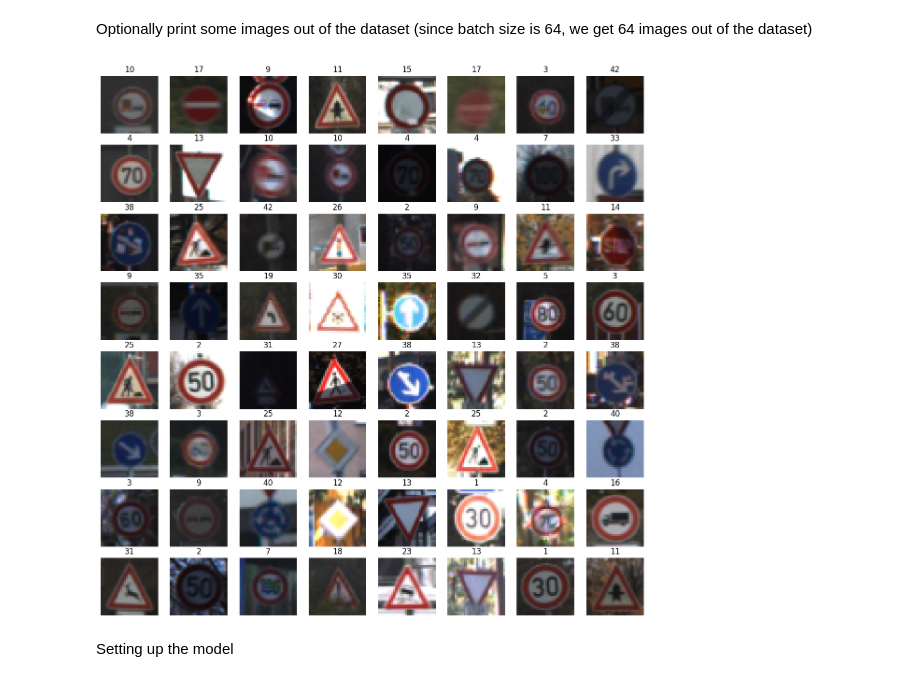
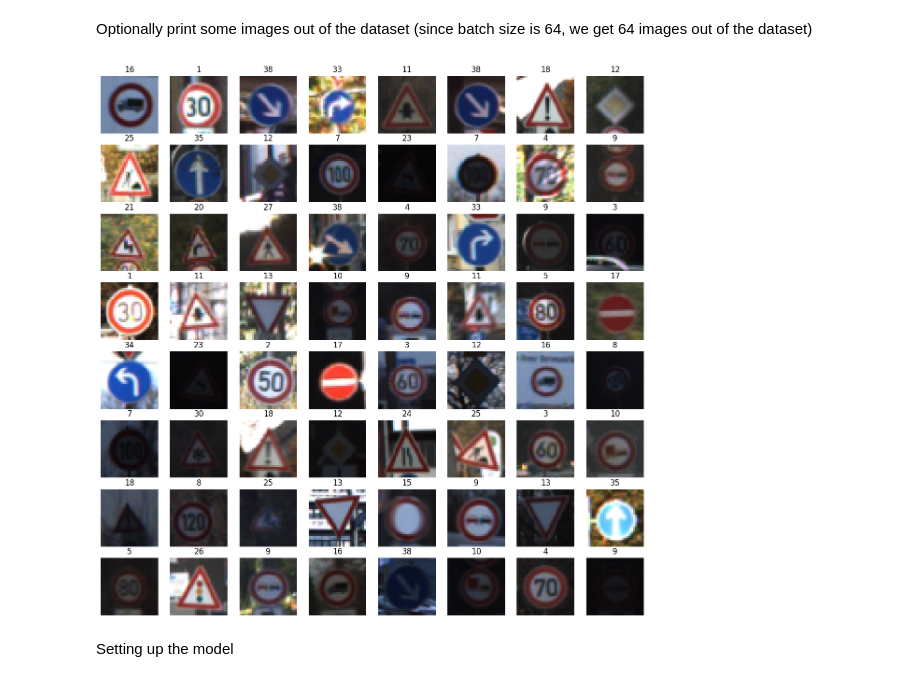
Before and after one commit to Kornimate/deep-learning-ts, a Jupyter notebook: baseline-model/baseline-model.ipynb, the cells around one changed output. Cells and saved outputs as stored; diff of their text form; code cells hidden in the pictures.

```diff
--- a/baseline-model/baseline-model.ipynb
+++ b/baseline-model/baseline-model.ipynb
@@ -54,10 +54,4 @@ train_set, val_set = random_split(train_set,[train_size, val_size])
 
 test_set = torchvision.datasets.GTSRB(root=gtsrb_path, split='test', download=True, transform=img_32x32_size_transform)
 
-test_set_size = int(len(test_set)*0.9)
-
-test_vis_size= int(len(test_set) - test_set_size)
-
-test_set, test_vis_set = random_split(test_set,[test_set_size,test_vis_size])
-
 training_path = f"{gtsrb_path}/gtsrb/GTSRB/Training"
@@ -146,18 +143,18 @@ Optionally print some images out of the dataset (since batch size is 64, we get
 # %%
 def imshow(images, labels):
   plt.figure(figsize=(15,15))
   for i in range(len(images)):
     plt.subplot(8,8,i+1)
     plt.imshow(images[i].permute(1,2,0)) # (3, 32, 32) -> (32, 32, 3)
     plt.title(labels[i].item())
     plt.axis("off")
   plt.show()
 
-images, labels = next(iter(test_vis_data_loader)) # get a pack (64) of images
+images, labels = next(iter(test_data_loader)) # get a pack (64) of images
 
 imshow(images, labels)
 # %% [output]
-[figure, old version]
+[figure, new version]
 # %% [markdown]
 Setting up the model
 # %%
```
Also changed, not shown: parts of 9 cells of this notebook.
